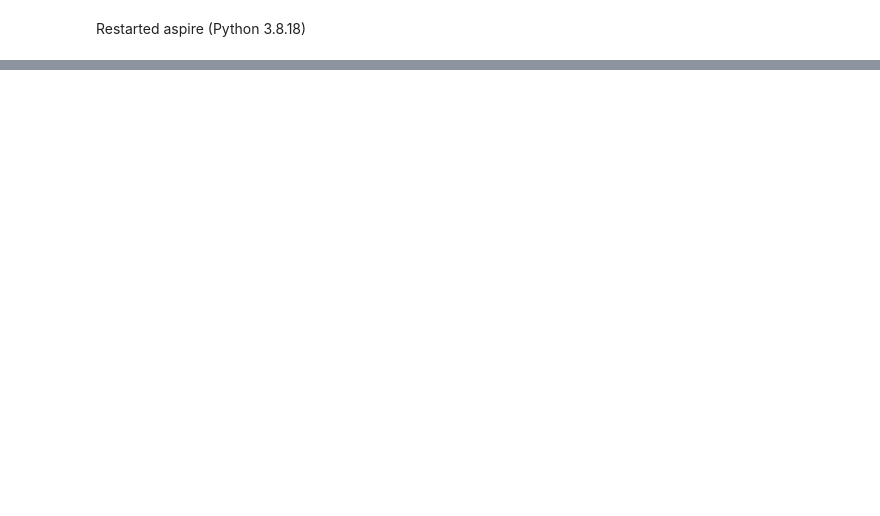
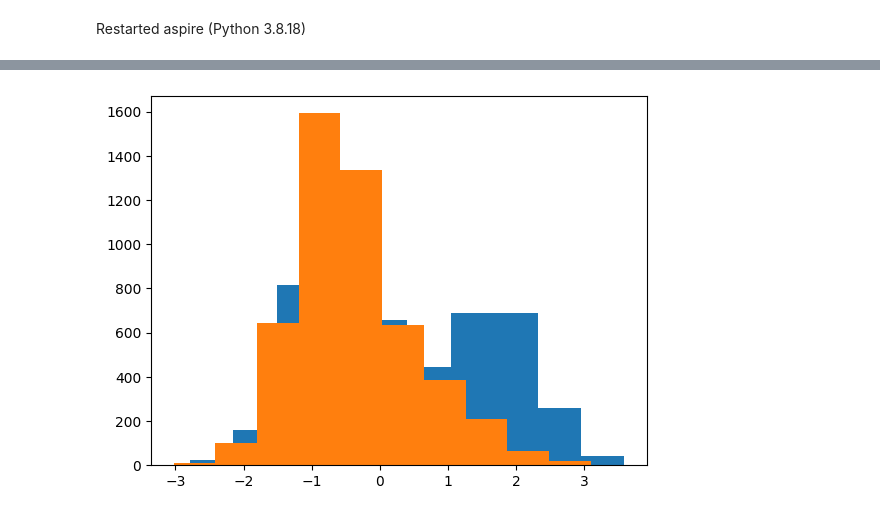
Before and after one commit to RoeyYadgar/3DCovarEstimation, a Jupyter notebook: jupy_test.ipynb, the cells around one changed output, grey strips where cells are left out. Saved outputs shown, nothing was run; the diff lists cells and outputs as text; code cells hidden in the pictures; blank space fills up the shorter version.

```diff
--- a/jupy_test.ipynb
+++ b/jupy_test.ipynb
@@ -112,0 +180,6 @@ x['pts'][:,a]
+# %%
+plt.hist(coeffs1[mrcs_id <= 5000])
+plt.hist(coeffs1[mrcs_id > 5000])
+plt.show()
+# %% [output]
+[figure, added]
```
Also changed, not shown: parts of 27 cells of this notebook.
